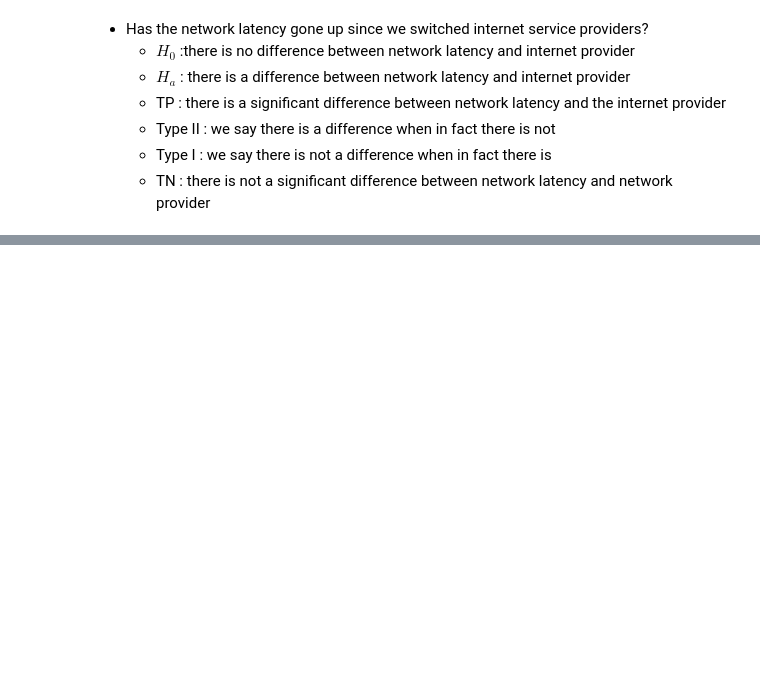
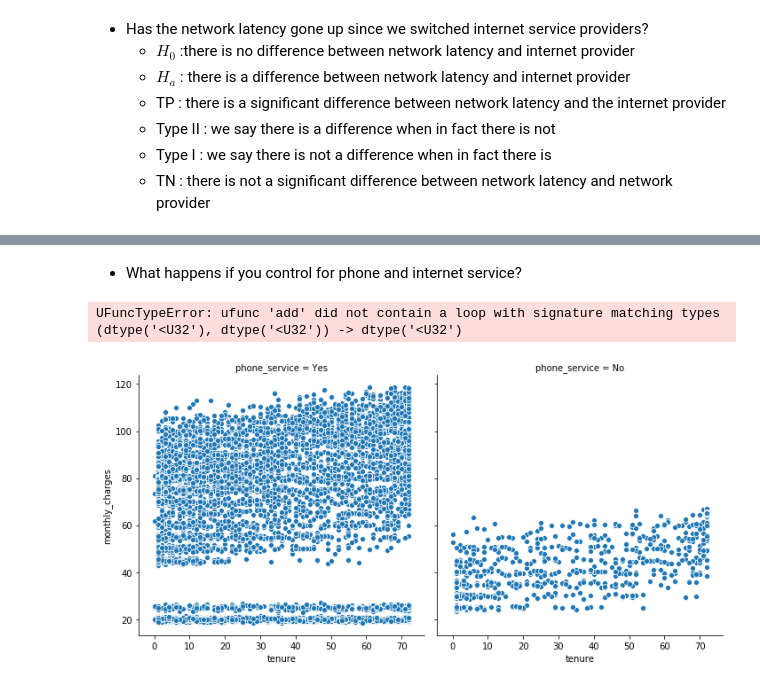
Before and after one commit to gilbert-noriega-ii/statistics-exercises, a Jupyter notebook: hypothesis_testing.ipynb, the cells around one changed output, grey strips where cells are left out. Cells and saved outputs as stored; diff of their text form; code cells hidden in the pictures; blank space fills up the shorter version.

```diff
--- a/hypothesis_testing.ipynb
+++ b/hypothesis_testing.ipynb
@@ -209,0 +331,14 @@ For each of the following questions, formulate a null and alternative hypothesis
+# %% [markdown]
+- What happens if you control for phone and internet service?
+# %%
+x = telco.tenure
+z = telco.total_charges
+r, p = stats.pearsonr(x, z)
+r, p
+# %% [output]
+UFuncTypeError: ufunc 'add' did not contain a loop with signature matching types (dtype('<U32'), dtype('<U32')) -> dtype('<U32')
+# %%
+sns.relplot(data=telco, y='monthly_charges', x='tenure', col='phone_service')
+plt.show()
+# %% [output]
+[figure, added]
```
Also changed, not shown: parts of 35 cells of this notebook.
